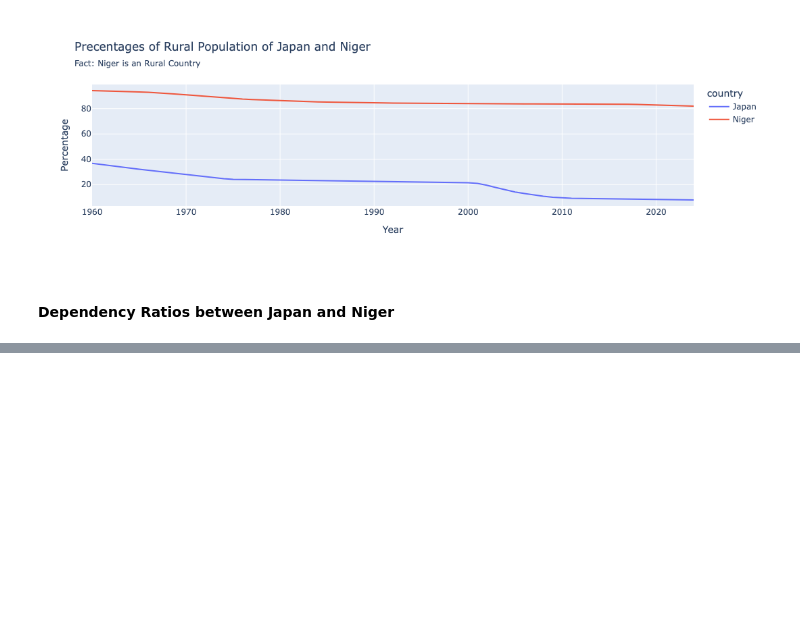
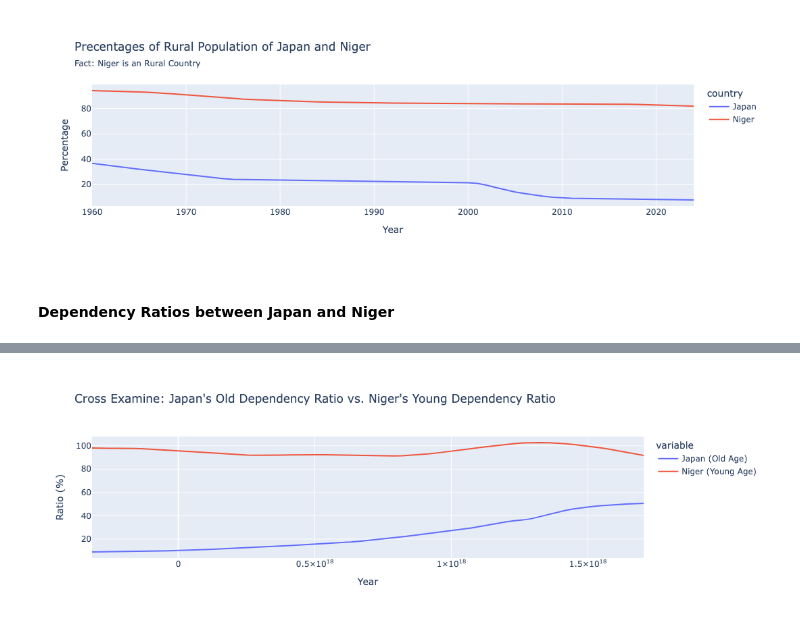
Before and after one commit to nataliee8/EEP-153-Project-1, a Jupyter notebook: proj1_notebook.ipynb, the cells around one changed output, grey strips where cells are left out. Drawn from its saved outputs; the diff is of its cells as text; code cells hidden in the pictures; blank space fills up the shorter version.

```diff
--- a/proj1_notebook.ipynb
+++ b/proj1_notebook.ipynb
@@ -284,0 +282,24 @@ WARNING:shelved_cache.persistent_cache:Key '-7075569637077192001' not in persist
+# %%
+# Cross Examine
+variable_labels = {"SP.POP.DPND.OL": "Old Age Dependency Ratio",
+                   "SP.POP.DPND.YG": "Young Age Dependency Ratio"}
+
+df = wbdata.get_dataframe(variable_labels, country=countries, parse_dates=True)
+df = df.unstack('country')
+
+comparison_df = df.loc[:, [
+    ('Old Age Dependency Ratio', 'Japan'),
+    ('Young Age Dependency Ratio', 'Niger')
+]]
+
+comparison_df.index = comparison_df.index.astype(int)
+comparison_df.columns = ['Japan (Old Age)', 'Niger (Young Age)'] # Rename for the legend
+
+fig = comparison_df.plot(
+    title="Cross Examine: Japan's Old Dependency Ratio vs. Niger's Young Dependency Ratio",
+    labels={'value': 'Ratio (%)', 'date': 'Year'}
+)
+
+fig.show()
+# %% [output]
+[figure, added]
```
Also changed, not shown: parts of 8 cells of this notebook.
